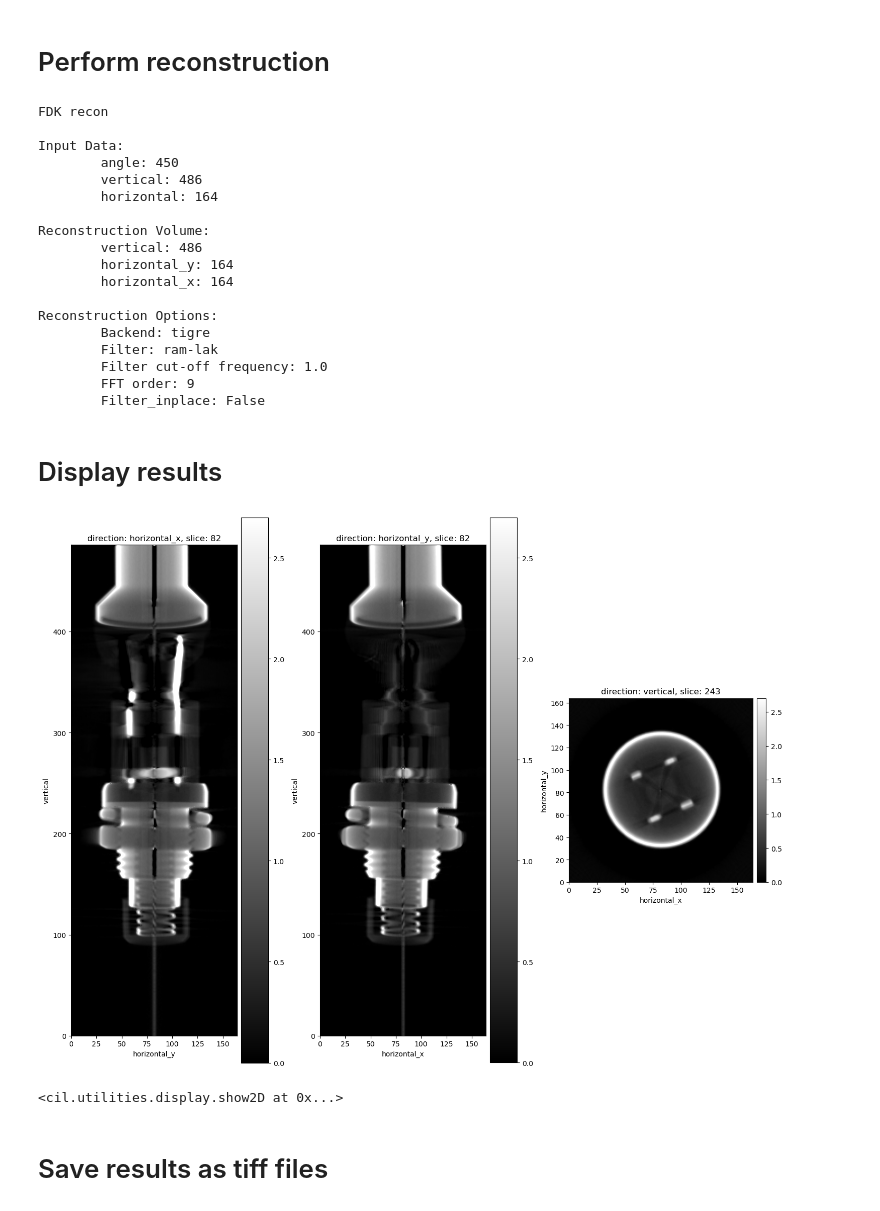
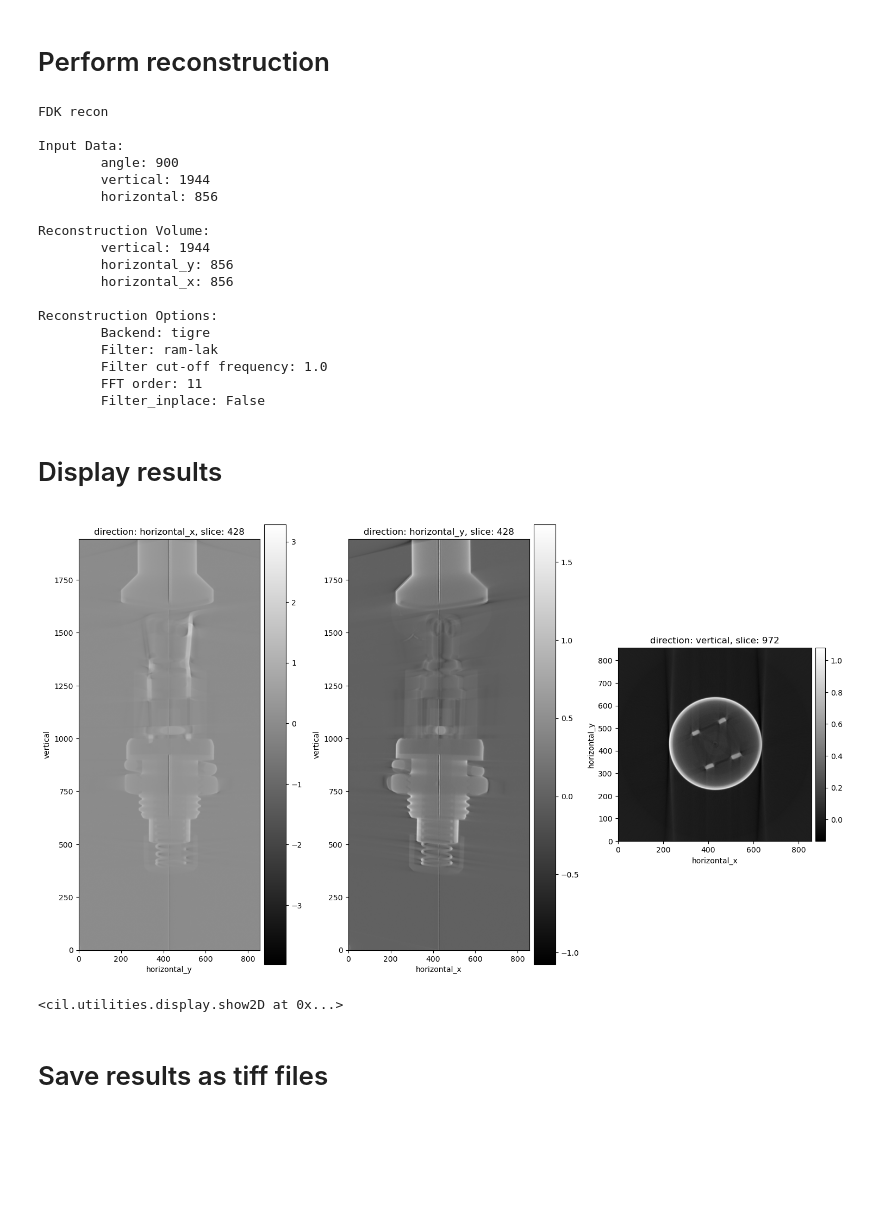
Before and after one commit to tleissner/cil-import-bruker, a Jupyter notebook: bruker2cil.ipynb, the cells around one changed output. Drawn from its saved outputs; the diff is of its cells as text; code cells hidden in the pictures; blank space fills up the shorter version.

```diff
--- a/bruker2cil.ipynb
+++ b/bruker2cil.ipynb
@@ -112,0 +129,3 @@ In the following a few CIL processors can be applied.
+# %%
+# Load from RAM disk
+proj = joblib.load('/dev/shm/cached_data.pkl')
@@ -229,33 +261,32 @@ recon = fdk.run()
 FDK recon
 
 Input Data:
-        angle: 450
-        vertical: 486
-        horizontal: 164
+        angle: 900
+        vertical: 1944
+        horizontal: 856
 
 Reconstruction Volume:
-        vertical: 486
-        horizontal_y: 164
-        horizontal_x: 164
+        vertical: 1944
+        horizontal_y: 856
+        horizontal_x: 856
 
 Reconstruction Options:
         Backend: tigre
         Filter: ram-lak
         Filter cut-off frequency: 1.0
-        FFT order: 9
+        FFT order: 11
         Filter_inplace: False
 # %% [markdown]
 # Display results
 # %%
 show2D(recon, slice_list= \
        [('horizontal_x', np.floor_divide(ig.shape[2],2)), \
         ('horizontal_y', np.floor_divide(ig.shape[1],2)), \
         ('vertical', np.floor_divide(ig.shape[0],2))], \
         num_cols=3, \
-        cmap="grey",
-        fix_range=(-0.0,2.7))
+        cmap="grey")
 # %% [output]
-[figure, old version]
+[figure, new version]
 <cil.utilities.display.show2D at 0x...>
 # %% [markdown]
 # Save results as tiff files
```
Also changed, not shown: parts of 14 cells of this notebook, 1 other file.
